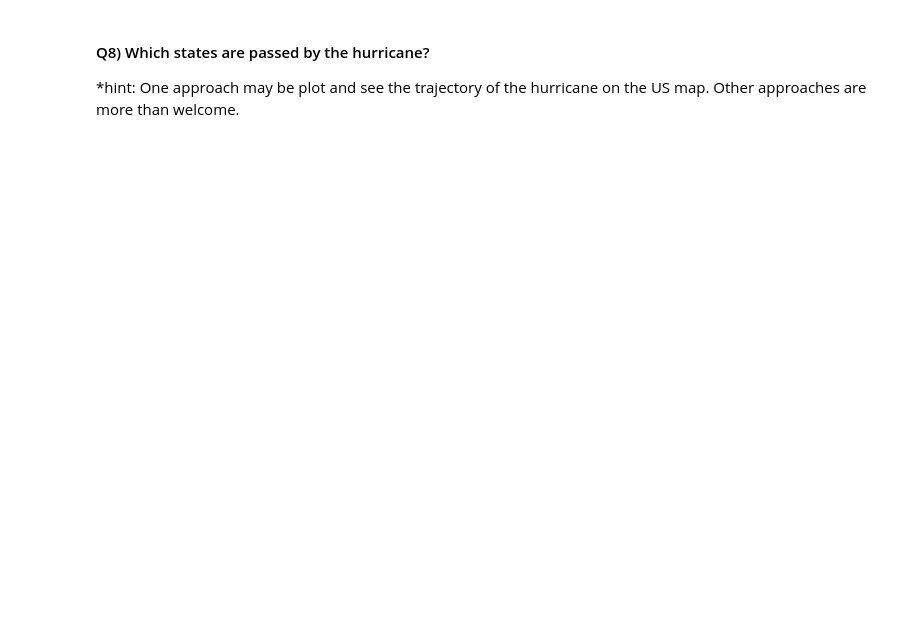
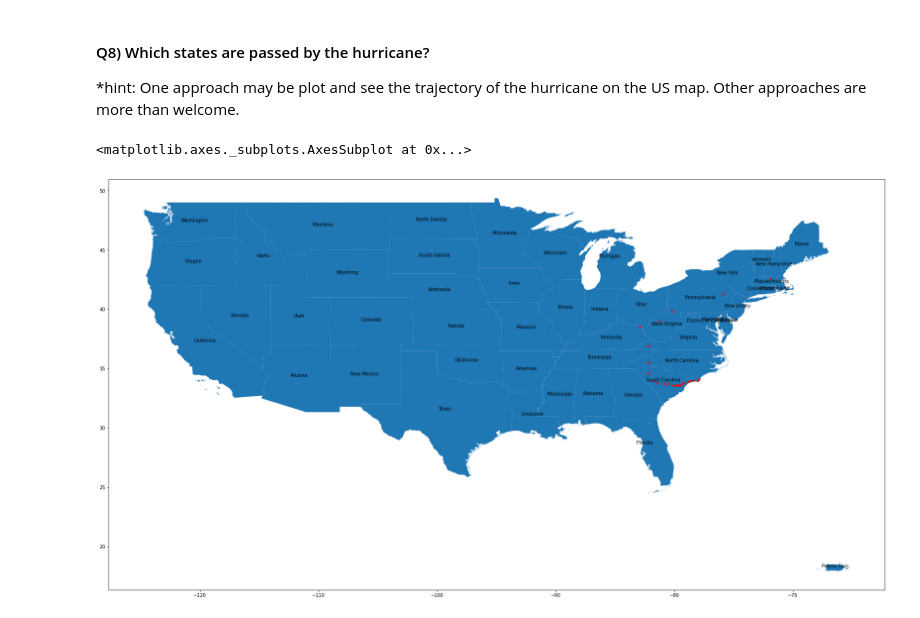
Before and after one commit to eunbip/2022_Intro_Python, a Jupyter notebook: Exercises/W3_S2.ipynb, the cells around one changed output. Cells and saved outputs as stored; diff of their text form; code cells hidden in the pictures; blank space fills up the shorter version.

```diff
--- a/Exercises/W3_S2.ipynb
+++ b/Exercises/W3_S2.ipynb
@@ -179,7 +179,7 @@ florence.head(3)
 #### Q5) Create a GeoDataFrame from florence DataFrame
 # %%
 # Create a geodataframe from the hurricane florence dataframe
-gdf_florence = gpd.____(florence, geometry=gpd.____(florence.Long, florence.Lat))
+gdf_florence = gpd.GeoDataFrame(florence, geometry=gpd.points_from_xy(florence.Long, florence.Lat))
 # %%
 # Have a look at the hurricane geodataframe
 gdf_florence.head(2)
@@ -208,11 +221,14 @@ country.____
 *hint: One approach may be plot and see the trajectory of the hurricane on the US map. Other approaches are more than welcome.
 # %%
 # Plot the US states without Alaska and Hawaii
-df = country[country[____].isin([____,____]) == False]
+df = country[country['NAME'].isin(['Hawaii','Alaska']) == False]
 ax = df.plot(figsize=(30,20))
 #  Annotate the US states with their names
-_ = df.apply(lambda x: ax.____(s=x['NAME'], xy=x.geometry.centroid.coords[0], ha='center'), axis=1)
+states = df.apply(lambda x: ax.annotate(s=x['NAME'], xy=x.geometry.centroid.coords[0], ha='center'), axis=1)
 # Select the hurricane trajectory points inside the US boundary with the overlay operation
-res_intersection = gdf_florence.____(country, how='intersection')
+res_intersection = gdf_florence.overlay(country, how='intersection')
 # Plot the hurricane trajectory inside US boundary
-____.plot(ax=ax, color='red', marker="*", markersize=25)
+res_intersection.plot(ax=ax, color='red', marker="*", markersize=25)
+# %% [output]
+<matplotlib.axes._subplots.AxesSubplot at 0x...>
+[figure, added]
```
Also changed, not shown: parts of 5 cells of this notebook.
